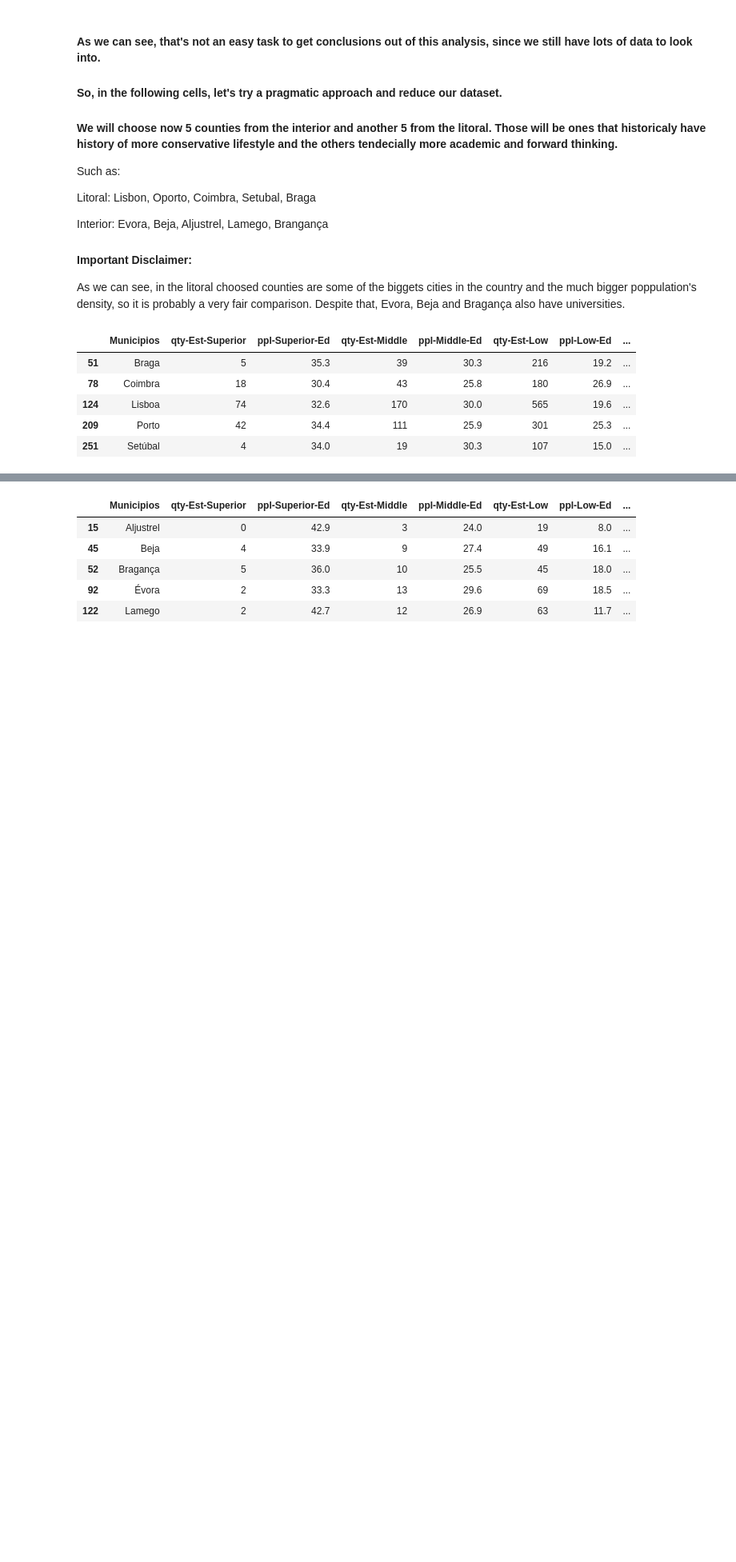
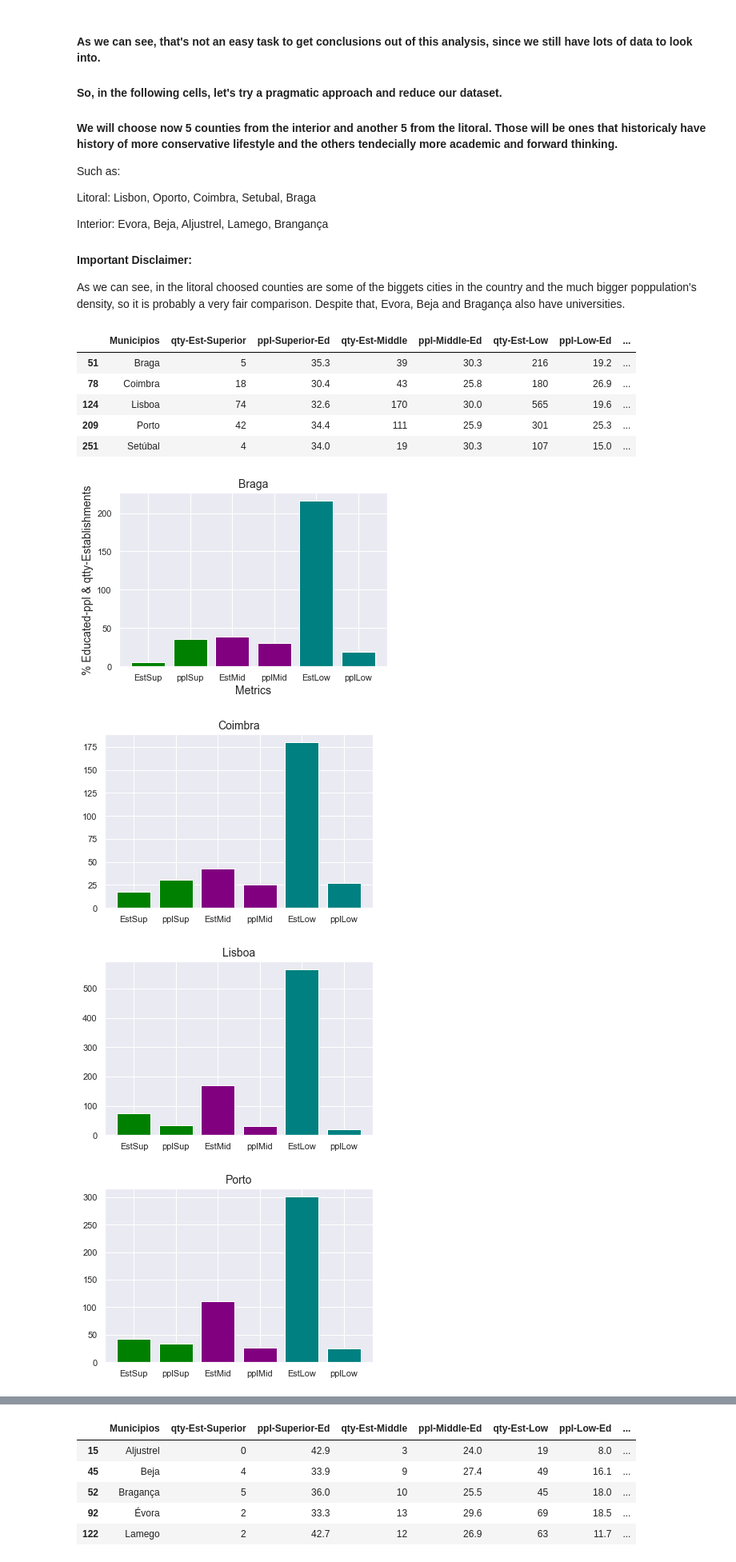
Before and after one commit to hjoaquim/psn-fs-js-hj, a Jupyter notebook: projeto-final.ipynb, the cells around one changed output, grey strips where cells are left out. Shown: that part at 80% size. Cells and saved outputs as stored; diff of their text form; code cells hidden in the pictures; blank space fills up the shorter version.

Commit message:
graph bar

```diff
--- a/projeto-final.ipynb
+++ b/projeto-final.ipynb
@@ -185,0 +188,33 @@ dfLitoral
+# %%
+xLit = ['EstSup', 'pplSup', 'EstMid', 'pplMid', 'EstLow', 'pplLow']
+colsToDelete = ['geometry', 'Distrito', 'Municipios']
+yLitBraga = dfLitoral[dfLitoral['Municipios']=='Braga'].copy().drop(labels=colsToDelete, axis=1).values.tolist()[0]
+yLitCoimbra = dfLitoral[dfLitoral['Municipios']=='Coimbra'].copy().drop(labels=colsToDelete, axis=1).values.tolist()[0]
+yLitLisboa = dfLitoral[dfLitoral['Municipios']=='Lisboa'].copy().drop(labels=colsToDelete, axis=1).values.tolist()[0]
+yLitPorto = dfLitoral[dfLitoral['Municipios']=='Porto'].copy().drop(labels=colsToDelete, axis=1).values.tolist()[0]
+yLitSetubal = dfLitoral[dfLitoral['Municipios']=='Setúbal'].copy().drop(labels=colsToDelete, axis=1).values.tolist()[0]
+
+
+New_Colors = ['green','green','purple','purple','teal','teal']
+
+plt.xlabel('Metrics', fontsize=14); plt.ylabel('% Educated-ppl & qtty-Establishments', fontsize=14);
+
+plt.title('Braga', fontsize=14);plt.bar(xLit, yLitBraga, color=New_Colors)
+plt.grid(True); plt.show()
+
+plt.title('Coimbra', fontsize=14);plt.bar(xLit, yLitCoimbra, color=New_Colors)
+plt.grid(True); plt.show()
+
+plt.title('Lisboa', fontsize=14);plt.bar(xLit, yLitLisboa, color=New_Colors)
+plt.grid(True); plt.show()
+
+plt.title('Porto', fontsize=14);plt.bar(xLit, yLitPorto, color=New_Colors)
+plt.grid(True); plt.show()
+
+plt.title('Setúbal', fontsize=14);plt.bar(xLit, yLitSetubal, color=New_Colors)
+plt.grid(True); plt.show()
+# %% [output]
+[figure, added]
+[figure, added]
+[figure, added]
+[figure, added]
```
Also changed, not shown: parts of 4 cells of this notebook.
